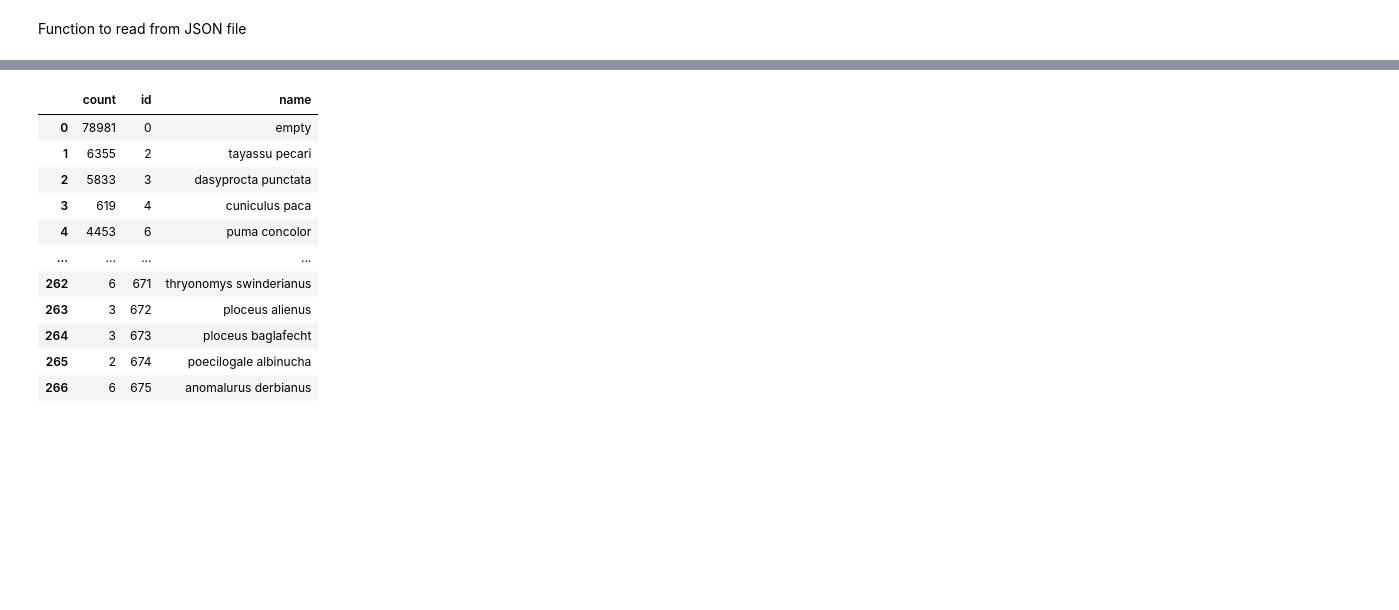
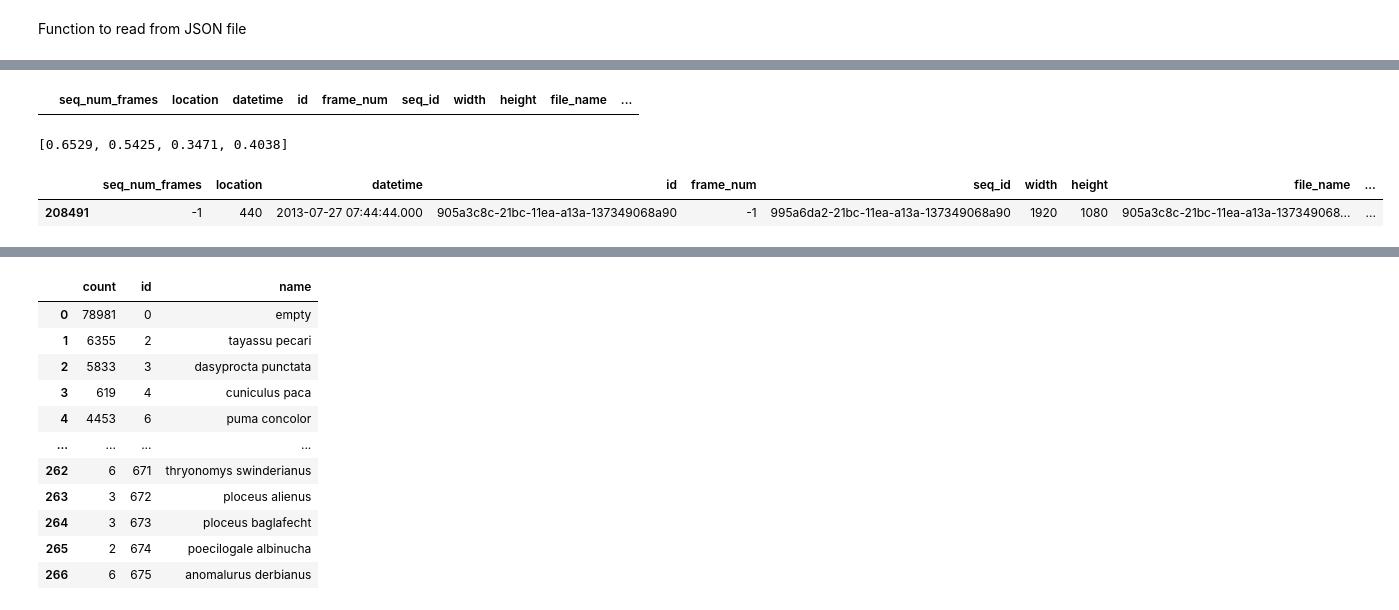
Before and after one commit to manojach87/IWildCam2020, a Jupyter notebook: src/fastai-full.ipynb, the cells around one changed output, grey strips where cells are left out. Saved outputs shown, nothing was run; the diff lists cells and outputs as text; code cells hidden in the pictures; blank space fills up the shorter version.

```diff
--- a/src/fastai-full.ipynb
+++ b/src/fastai-full.ipynb
@@ -59,0 +130,10 @@ del images
+# %%
+megImages.isnull().values.any()
+megImages[megImages.isnull()["bbox"]]
+#megImages[megImages["bbox"]==0]
+# %% [output]
+|  | seq_num_frames | location | datetime | id | frame_num | seq_id | width | height | file_name | ... |
+# %%
+megImagesDf[megImagesDf["id"]=="905a3c8c-21bc-11ea-a13a-137349068a90"]["bbox"][0]
+# %% [output]
+[0.6529, 0.5425, 0.3471, 0.4038]
@@ -59,0 +149,7 @@ del images
+# %%
+bbox=[0.6529, 0.5425, 0.3471, 0.4038]
+
+images[images["file_name"]=="905a3c8c-21bc-11ea-a13a-137349068a90.jpg"]
+# %% [output]
+|  | seq_num_frames | location | datetime | id | frame_num | seq_id | width | height | file_name | ... |
+| 208491 | -1 | 440 | 2013-07-27 07:44:44.000 | 905a3c8c-21bc-11ea-a13a-137349068a90 | -1 | 995a6da2-21bc-11ea-a13a-137349068a90 | 1920 | 1080 | 905a3c8c-21bc-11ea-a13a-137349068... | ... |
```
Also changed, not shown: parts of 18 cells of this notebook.
